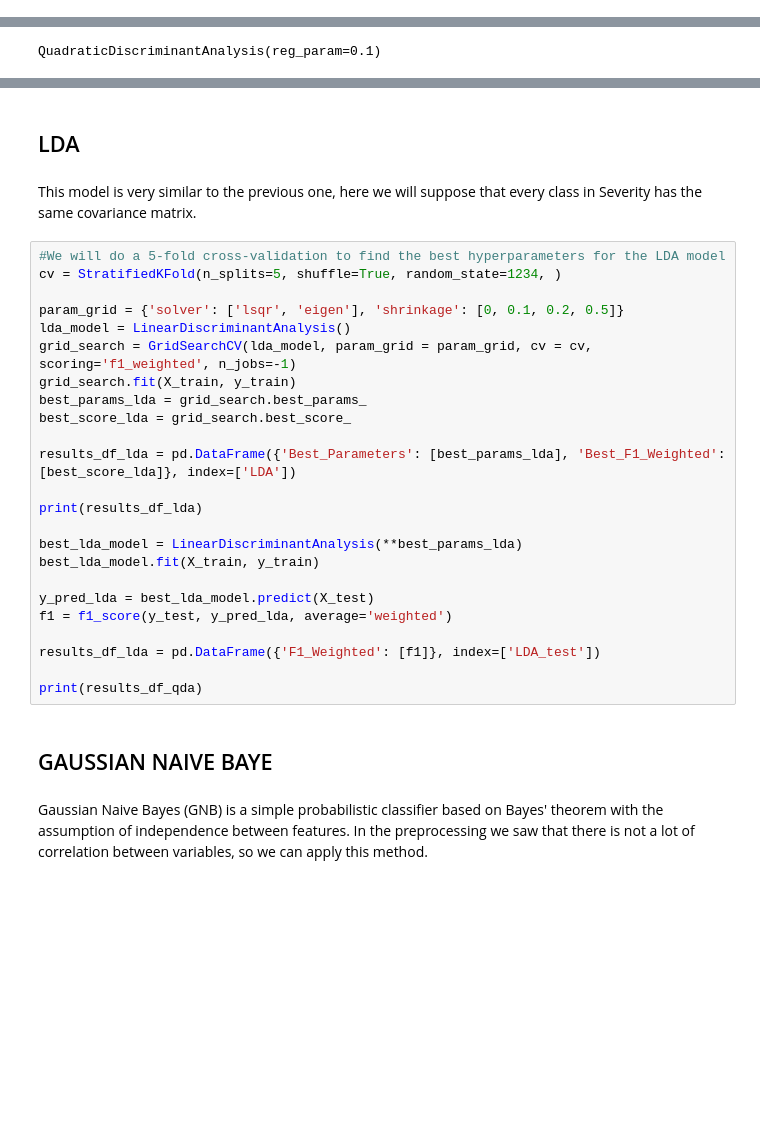
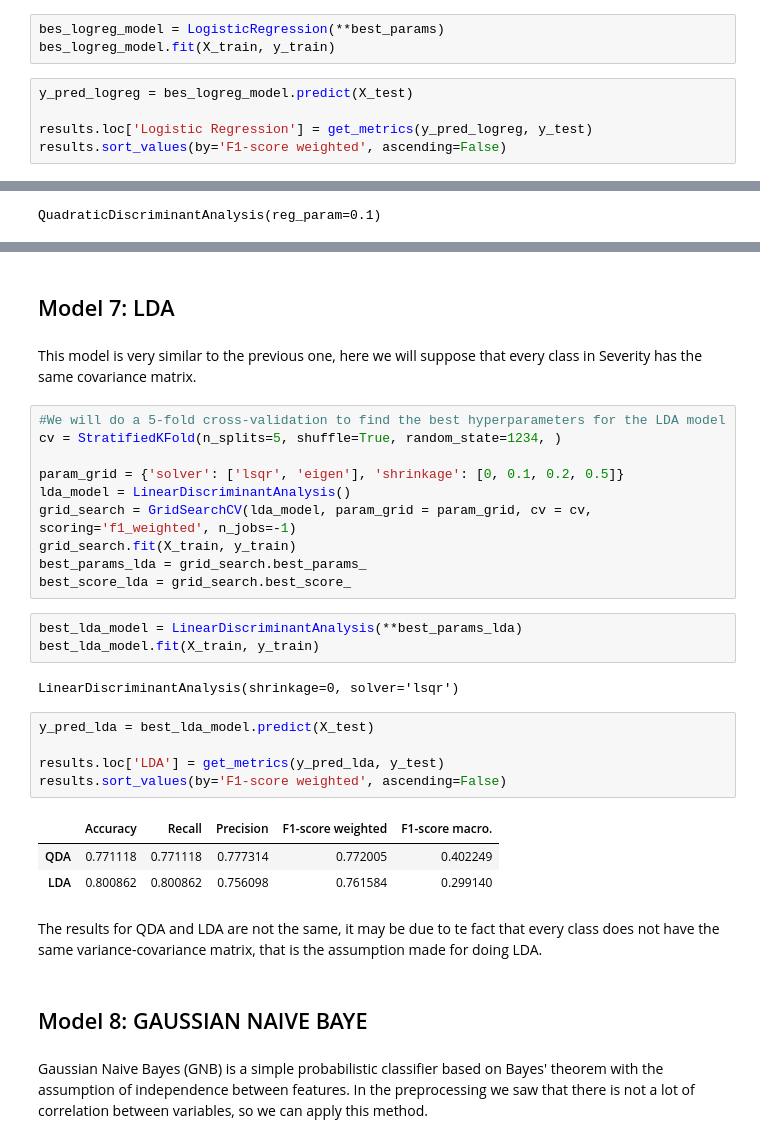
Before and after one commit to pol-resina/US-Accidents, a Jupyter notebook: notebooks/model.ipynb, the cells around one changed output, grey strips where cells are left out. Saved outputs shown, nothing was run; the diff lists cells and outputs as text; blank space fills up the shorter version.

```diff
--- a/notebooks/model.ipynb
+++ b/notebooks/model.ipynb
@@ -316 +273,9 @@ print(cross_val_results)
+# %%
+bes_logreg_model = LogisticRegression(**best_params)
+bes_logreg_model.fit(X_train, y_train)
+# %%
+y_pred_logreg = bes_logreg_model.predict(X_test)
+
+results.loc['Logistic Regression'] = get_metrics(y_pred_logreg, y_test)
+results.sort_values(by='F1-score weighted', ascending=False)
 # %% [markdown]
@@ -365,5 +311,5 @@ QDA_test     0.772005
 # %% [markdown]
-## LDA
+## Model 7: LDA
 # %% [markdown]
 This model is very similar to the previous one, here we will suppose that every class in Severity has the same covariance matrix.
 # %%
@@ -376,22 +322,24 @@ grid_search = GridSearchCV(lda_model, param_grid = param_grid, cv = cv, scoring=
 grid_search.fit(X_train, y_train)
 best_params_lda = grid_search.best_params_
 best_score_lda = grid_search.best_score_
-
-results_df_lda = pd.DataFrame({'Best_Parameters': [best_params_lda], 'Best_F1_Weighted': [best_score_lda]}, index=['LDA'])
-
-print(results_df_lda)
-
-best_lda_model = LinearDiscriminantAnalysis(**best_params_lda)
-best_lda_model.fit(X_train, y_train)
-
-y_pred_lda = best_lda_model.predict(X_test)
-f1 = f1_score(y_test, y_pred_lda, average='weighted')
-
-results_df_lda = pd.DataFrame({'F1_Weighted': [f1]}, index=['LDA_test'])
-
-print(results_df_qda)
+# %%
+best_lda_model = LinearDiscriminantAnalysis(**best_params_lda)
+best_lda_model.fit(X_train, y_train)
+# %% [output]
+LinearDiscriminantAnalysis(shrinkage=0, solver='lsqr')
+# %%
+y_pred_lda = best_lda_model.predict(X_test)
+
+results.loc['LDA'] = get_metrics(y_pred_lda, y_test)
+results.sort_values(by='F1-score weighted', ascending=False)
+# %% [output]
+|  | Accuracy | Recall | Precision | F1-score weighted | F1-score macro. |
+| QDA | 0.771118 | 0.771118 | 0.777314 | 0.772005 | 0.402249 |
+| LDA | 0.800862 | 0.800862 | 0.756098 | 0.761584 | 0.299140 |
+# %% [markdown]
+The results for QDA and LDA are not the same, it may be due to te fact that every class does not have the same variance-covariance matrix, that is the assumption made for doing LDA.
 # %% [markdown]
-## GAUSSIAN NAIVE BAYE
+## Model 8: GAUSSIAN NAIVE BAYE
 # %% [markdown]
 Gaussian Naive Bayes (GNB) is a simple probabilistic classifier based on Bayes' theorem with the assumption of independence between features. In the preprocessing we saw that there is not a lot of correlation between variables, so we can apply this method.
 # %%
```
Also changed, not shown: parts of 43 cells of this notebook.
